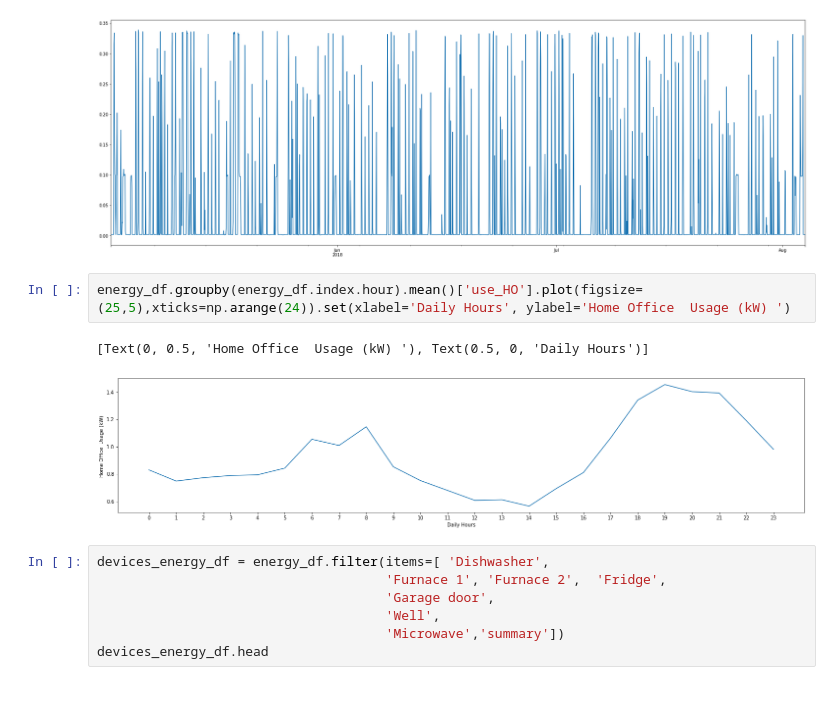
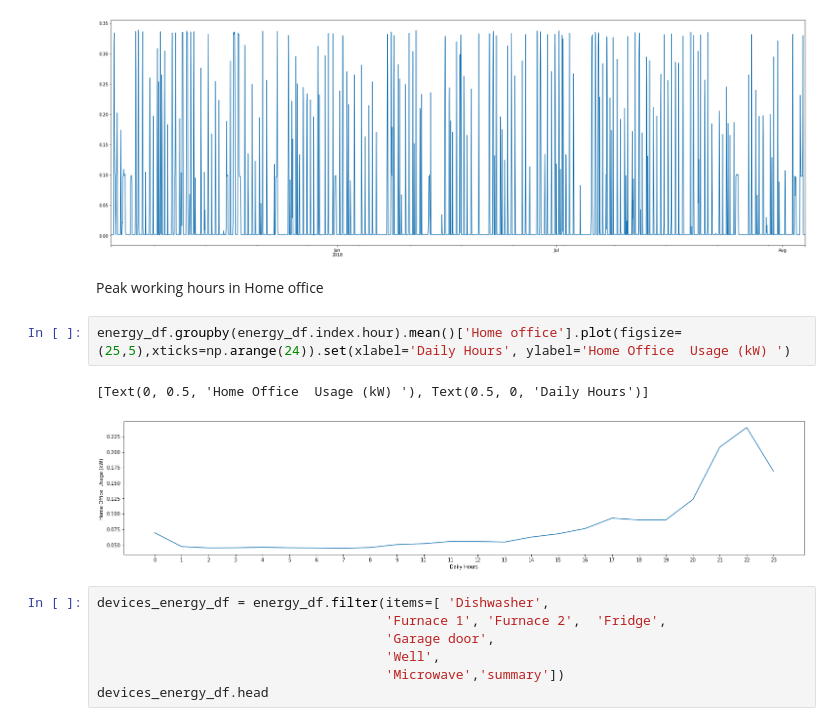
Before and after one commit to crackledsp/PowerConsumptionEDA, a Jupyter notebook: EDA_power_consumption.ipynb, the cells around one changed output. Cells and saved outputs as stored; diff of their text form; blank space fills up the shorter version.

```diff
--- a/EDA_power_consumption.ipynb
+++ b/EDA_power_consumption.ipynb
@@ -121,11 +127,13 @@ energy_df['Living room'].resample(rule='H').mean().plot(figsize=(30,10))
 # %% [output]
 <matplotlib.axes._subplots.AxesSubplot at 0x...>
 [figure]
+# %% [markdown]
+Peak working hours in Home office
 # %%
-energy_df.groupby(energy_df.index.hour).mean()['use_HO'].plot(figsize=(25,5),xticks=np.arange(24)).set(xlabel='Daily Hours', ylabel='Home Office  Usage (kW) ')
+energy_df.groupby(energy_df.index.hour).mean()['Home office'].plot(figsize=(25,5),xticks=np.arange(24)).set(xlabel='Daily Hours', ylabel='Home Office  Usage (kW) ')
 # %% [output]
 [Text(0, 0.5, 'Home Office  Usage (kW) '), Text(0.5, 0, 'Daily Hours')]
-[figure, old version]
+[figure, new version]
 # %%
 devices_energy_df = energy_df.filter(items=[ 'Dishwasher',
                                      'Furnace 1', 'Furnace 2',  'Fridge',
```
Also changed, not shown: parts of 2 cells of this notebook.
